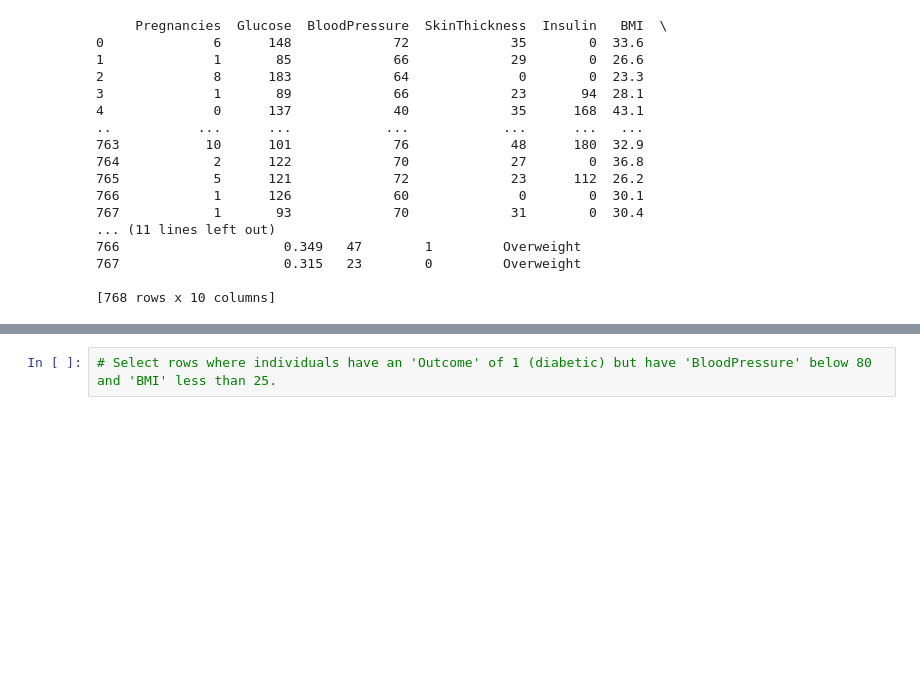
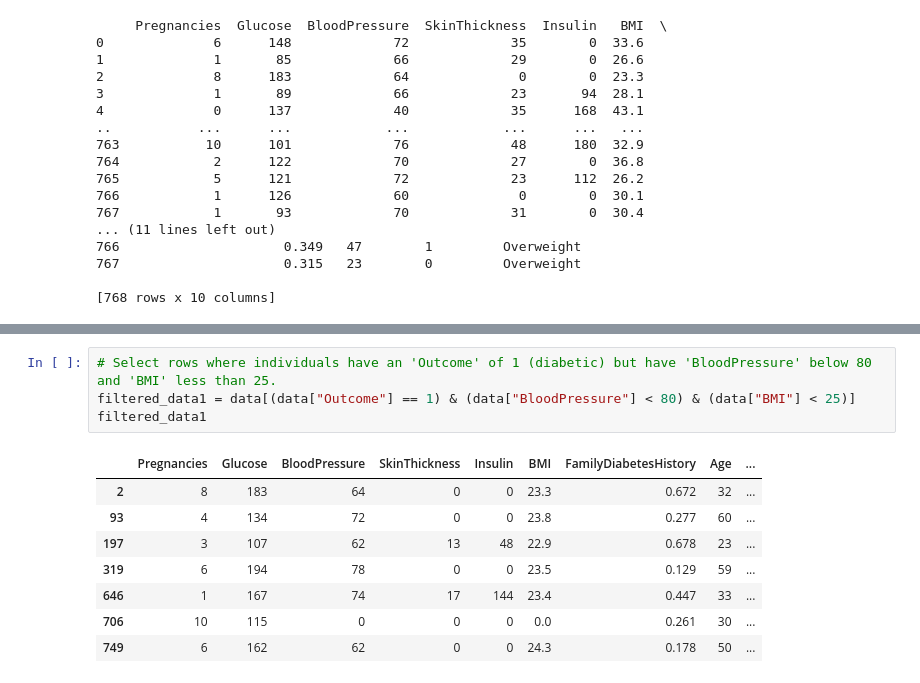
Before and after one commit to edytea/ACE-big-bio-data-class, a Jupyter notebook: Assignments/ACE_Big_Data_Class_Feb_2024_Pandas_Live_Class And Assignment.ipynb, the cells around one changed output, grey strips where cells are left out. Drawn from its saved outputs; the diff is of its cells as text; blank space fills up the shorter version.

```diff
--- a/Assignments/ACE_Big_Data_Class_Feb_2024_Pandas_Live_Class And Assignment.ipynb
+++ b/Assignments/ACE_Big_Data_Class_Feb_2024_Pandas_Live_Class And Assignment.ipynb
@@ -452,3 +498,14 @@ print(data)
 # %%
 # Select rows where individuals have an 'Outcome' of 1 (diabetic) but have 'BloodPressure' below 80 and 'BMI' less than 25.
+filtered_data1 = data[(data["Outcome"] == 1) & (data["BloodPressure"] < 80) & (data["BMI"] < 25)]
+filtered_data1
+# %% [output]
+|  | Pregnancies | Glucose | BloodPressure | SkinThickness | Insulin | BMI | FamilyDiabetesHistory | Age | ... |
+| 2 | 8 | 183 | 64 | 0 | 0 | 23.3 | 0.672 | 32 | ... |
+| 93 | 4 | 134 | 72 | 0 | 0 | 23.8 | 0.277 | 60 | ... |
+| 197 | 3 | 107 | 62 | 13 | 48 | 22.9 | 0.678 | 23 | ... |
+| 319 | 6 | 194 | 78 | 0 | 0 | 23.5 | 0.129 | 59 | ... |
+| 646 | 1 | 167 | 74 | 17 | 144 | 23.4 | 0.447 | 33 | ... |
+| 706 | 10 | 115 | 0 | 0 | 0 | 0.0 | 0.261 | 30 | ... |
+| 749 | 6 | 162 | 62 | 0 | 0 | 24.3 | 0.178 | 50 | ... |
 # %%
```
Also changed, not shown: parts of 9 cells of this notebook.
